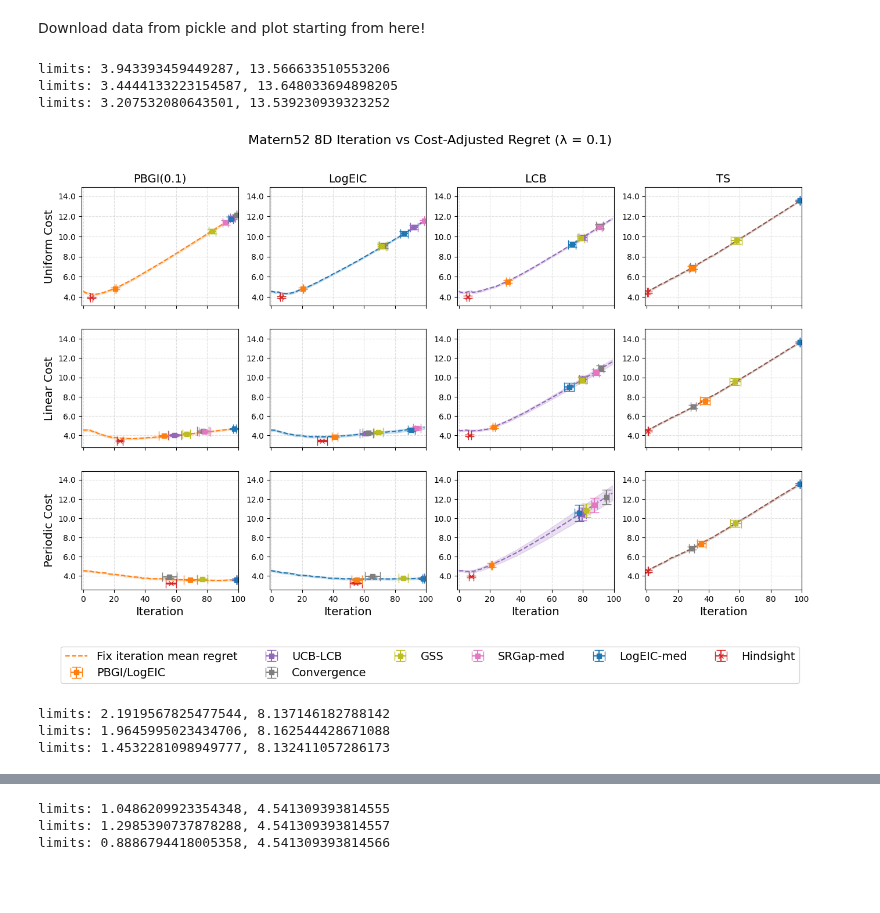
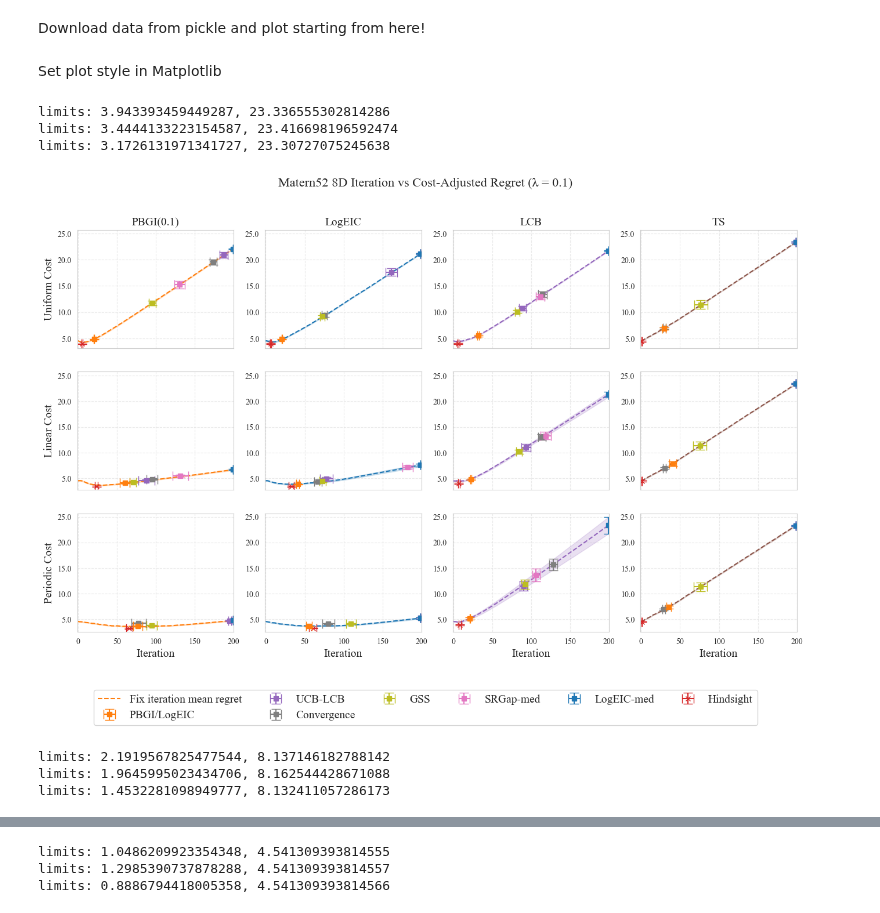
Before and after one commit to QianJaneXie/CostAwareStoppingBayesOpt, a Jupyter notebook: notebooks/Synthetic_MediumDim.ipynb, the cells around one changed output, grey strips where cells are left out. Saved outputs shown, nothing was run; the diff lists cells and outputs as text; code cells hidden in the pictures; blank space fills up the shorter version.

```diff
--- a/notebooks/Synthetic_MediumDim.ipynb
+++ b/notebooks/Synthetic_MediumDim.ipynb
@@ -195,8 +195,8 @@ def return_stopping_indices(
     max_iter: int,
     ucb_lcb_threshold: float = 0.01,
     delta: float = 0.05,
-    convergence_window: int = 20,
-    gss_window: int = 20,
+    convergence_window: int = 5,
+    gss_window: int = 5,
     gss_frac: float = 0.01,
     eta: float = 0.01,
     T_init: int = 20
@@ -222,6 +222,8 @@ def return_stopping_indices(
     - dict mapping stopping rule names to the stopping iteration index.
     """
 
+    # Note that all array are of size 501 for 500 total number of iteration, and the first entry is a placeholder np.nan
+    # So the first entry actually starts at [window ]
     # Recover EIC
     EIC_seed = np.exp(LogEIC_seed)
 
@@ -245,8 +247,8 @@ def return_stopping_indices(
     valid['UCB-LCB'] = np.where(polyak_ucb <= ucb_lcb_threshold)[0] + window
 
     # --- SRGap-med: use Polyak-averaged RegretGap_seed ---
-    if len(RegretGap_seed) >= T_init:
-        median_initial = np.nanmedian(RegretGap_seed[:T_init])
+    if len(RegretGap_seed) > T_init:
+        median_initial = np.nanmedian(RegretGap_seed[1:T_init+1])
         threshold = eta * median_initial
         polyak_srgap = polyak_avg['SRGap-med'][window:]
         valid['SRGap-med'] = np.where(polyak_srgap < threshold)[0] + window
@@ -254,16 +256,16 @@ def return_stopping_indices(
         valid['SRGap-med'] = np.array([], dtype=int)
 
     # --- LogEIC-med: use Polyak-averaged LogEIC_seed ---
-    if len(LogEIC_seed) >= T_init:
+    if len(LogEIC_seed) > T_init:
         median_initial = np.nanmedian(EIC_seed[1:T_init+1])
-        threshold = eta * median_initial
+        threshold = np.log(eta) + median_initial
         polyak_logeic_med = polyak_avg['LogEIC'][window:]
         valid['LogEIC-med'] = np.where(polyak_logeic_med < threshold)[0] + window
     else:
         valid['LogEIC-med'] = np.array([], dtype=int)
 
     # Convergence: best observed unchanged for `convergence_window` iterations
-    if len(best_obs_seed) >= convergence_window:
+    if len(best_obs_seed) > convergence_window:
         diffs = np.diff(best_obs_seed) == 0
         window = np.ones(convergence_window - 1, dtype=int)
         run_lengths = np.convolve(diffs.astype(int), window, mode='valid')
@@ -277,7 +279,7 @@ def return_stopping_indices(
 
     # GSS: stop if improvement over past `gss_window` iters < `gss_frac` of current IQR
     valid['GSS'] = np.array([], dtype=int)
-    if len(best_obs_seed) >= gss_window:
+    if len(best_obs_seed) > gss_window:
         for i in range(gss_window, len(best_obs_seed)):
             past_best = best_obs_seed[i - gss_window]
             curr_best = best_obs_seed[i]
@@ -298,6 +300,30 @@ def return_stopping_indices(
         stopping_indices[rule] = int(inds[0]) if inds.size > 0 else (max_iter - 1)
 
     return stopping_indices
+# %% [markdown]
+Set plot style in Matplotlib
+# %%
+import seaborn as sns
+import matplotlib.pyplot as plt
+
+sns.set_style('whitegrid', {
+    'grid.linestyle': '--',
+    'grid.alpha': 0.4
+})
+
+plt.style.use('seaborn-v0_8-bright')
+plt.rcParams['font.family'] = 'serif'
+plt.rcParams['font.serif'] = 'Times New Roman'
+plt.rcParams.update({
+    'font.size': 12,
+    'axes.titlesize': 14,
+    'axes.labelsize': 12,
+    'legend.fontsize': 10,
+    # 'xtick.rotation': 45,
+    'xtick.labelsize': 10,
+    'ytick.labelsize': 10,
+    'figure.autolayout': False,  # we’ll call tight_layout() explicitly
+})
 # %%
 import matplotlib.pyplot as plt
 import numpy as np
@@ -386,7 +412,7 @@ gss_frac = 0.01
 stopping_rules = ['LogEIC', 'UCB-LCB','Convergence','GSS','SRGap-med', 'LogEIC-med']
 
 iteration_cutoff = {}
-iteration_cutoff[0.1]= 100
+iteration_cutoff[0.1]= 200
 iteration_cutoff[0.01]= 500
 iteration_cutoff[0.001]= 500
 
@@ -524,37 +550,37 @@ for lmbda in lambda_per_acq:
                 ax.set_xlabel("Iteration", fontsize=14)
                 # ax.set_title(f'λ={lmbda}, cost={cost}')
             if acq_col_idxs[a] == 0:
                 ax.set_ylabel(name_dict[cost], fontsize=14)
 
             ax.grid(True, linestyle='--', alpha=0.4)
             # ax.yaxis.set_major_formatter(ticker.FormatStrFormatter('%.1f'))
 
             for rule in stopping_rules:
                 max_y = max(max_y, mean_curve.max())
                 min_y = min(min_y, min(mean_curve.min(), mean_hindsight_regret.min()))
         print(f"limits: {min_y}, {max_y}")
         for col_idx in range(4):
             axes[row_idx, col_idx].set_ylim(min_y*0.8, max_y*1.1)
             axes[row_idx, col_idx].yaxis.set_major_formatter(ticker.FormatStrFormatter('%.1f'))
 
     # one legend for entire figure (optional)
     handles, labels = axes[0,0].get_legend_handles_labels()
     fig.legend(handles, labels,
                loc='lower center',
                bbox_to_anchor=(0.5, -0.08),
                ncol=len(stopping_rules),
                fontsize=14)
 
     fig.suptitle(f'{kernel} 8D Iteration vs Cost-Adjusted Regret (λ = {lmbda})', fontsize=16)
     # plt.tight_layout(rect=[0, 0.0, 1, 0.95])
     plt.xlim(-1, iteration_cutoff[lmbda])
     plt.savefig(f'../plots/{kernel}_8D_{lmbda_to_str[lmbda]}.png', bbox_inches='tight')
     plt.show()
 # %% [output]
-limits: 3.943393459449287, 13.566633510553206
-limits: 3.4444133223154587, 13.648033694898205
-limits: 3.207532080643501, 13.539230939323252
+limits: 3.943393459449287, 23.336555302814286
+limits: 3.4444133223154587, 23.416698196592474
+limits: 3.1726131971341727, 23.30727075245638
-[figure, old version]
+[figure, new version]
 limits: 2.1919567825477544, 8.137146182788142
 limits: 1.9645995023434706, 8.162544428671088
 limits: 1.4532281098949777, 8.132411057286173
```
Also changed, not shown: parts of 2 cells of this notebook, 1 other file.
